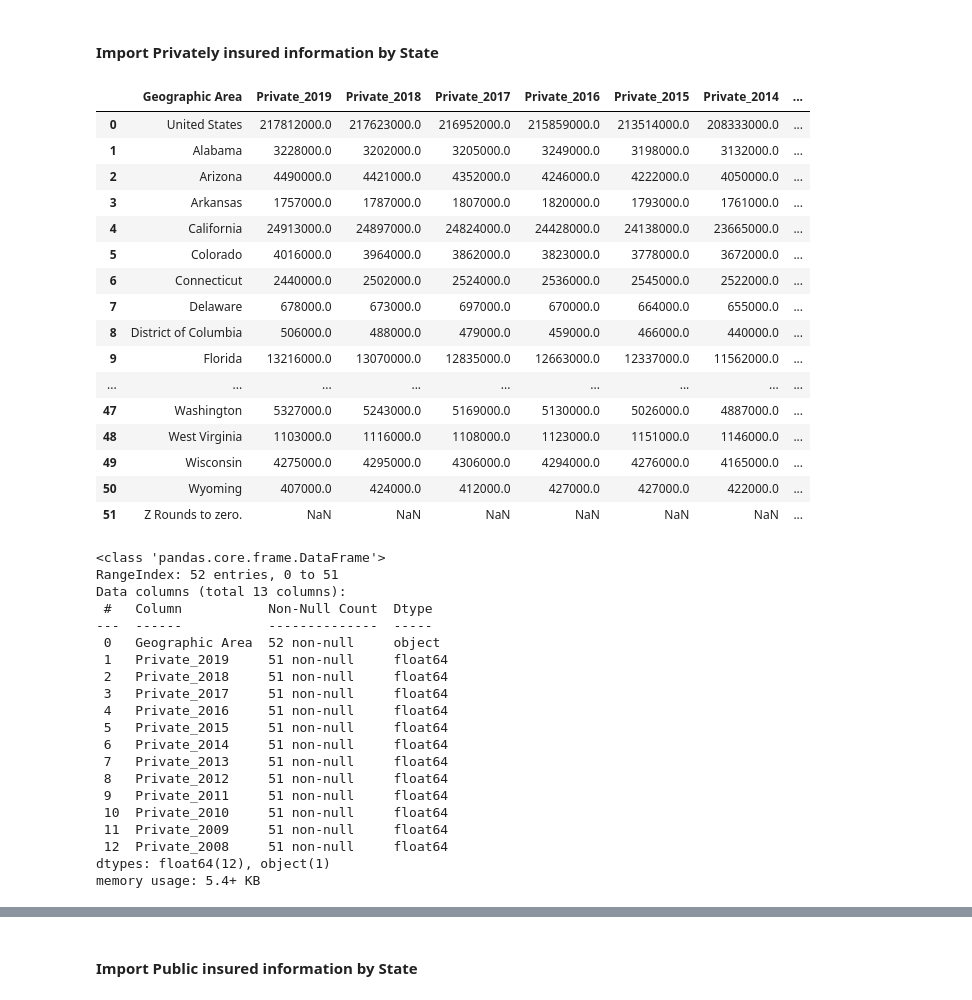
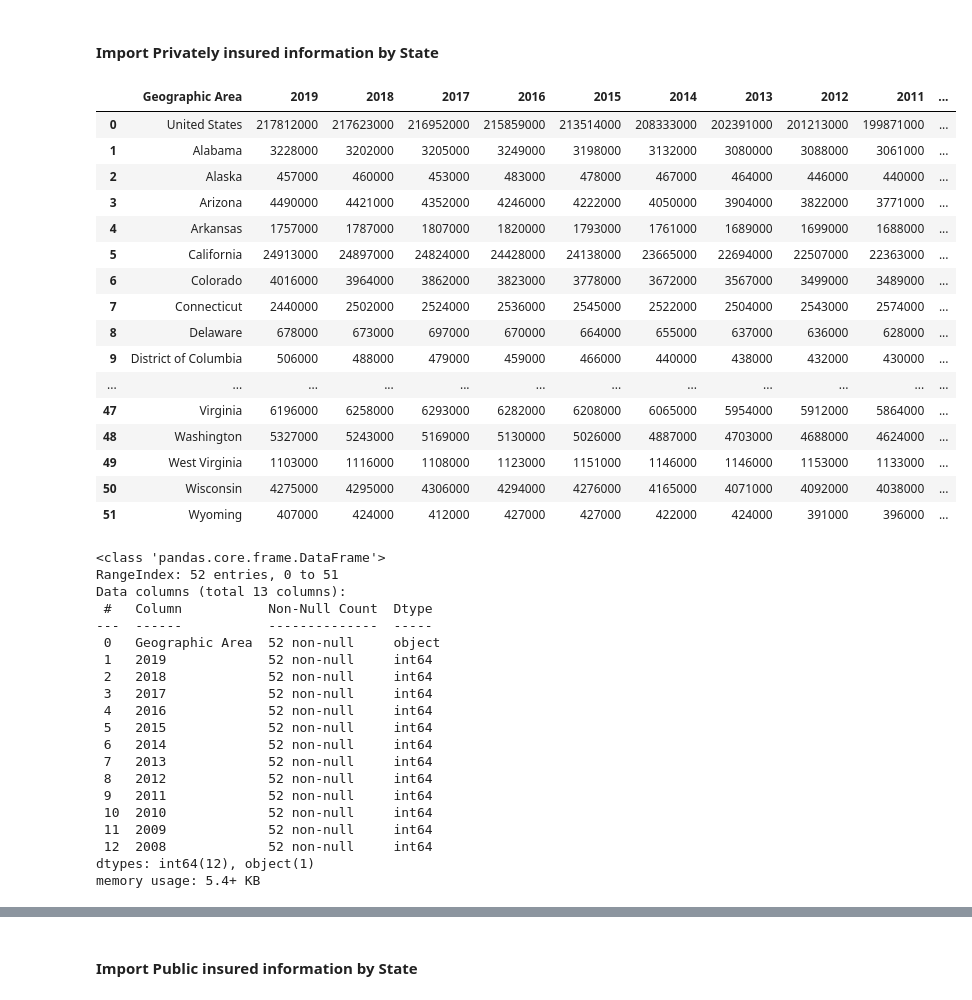
Before and after one commit to dpatelaqua/silver-health, a Jupyter notebook: notebook/capstone_step1.ipynb, the cells around one changed output, grey strips where cells are left out. Drawn from its saved outputs; the diff is of its cells as text; code cells hidden in the pictures.

```diff
--- a/notebook/capstone_step1.ipynb
+++ b/notebook/capstone_step1.ipynb
@@ -347,28 +406,28 @@ memory usage: 5.4+ KB
 # %% [markdown]
 #### Import Privately insured information by State
 # %%
-private_ins_df1 = pd.read_excel('..\data\Insurance\Insurance 2009 to 2019.xlsx',skiprows = 2, sheet_name = 2)
+private_ins_df1 = pd.read_excel('..\data\Insurance\Insurance 2009 to 2019.xlsx',skiprows = 1, sheet_name = 2)
 #private_ins_df1.head()
 private_ins_df1.rename(columns={'Unnamed: 0':'Geographic Area'}, inplace=True)
 private_ins_df1
 # %% [output]
-|  | Geographic Area | Private_2019 | Private_2018 | Private_2017 | Private_2016 | Private_2015 | Private_2014 | ... |
-| 0 | United States | 217812000.0 | 217623000.0 | 216952000.0 | 215859000.0 | 213514000.0 | 208333000.0 | ... |
-| 1 | Alabama | 3228000.0 | 3202000.0 | 3205000.0 | 3249000.0 | 3198000.0 | 3132000.0 | ... |
-| 2 | Arizona | 4490000.0 | 4421000.0 | 4352000.0 | 4246000.0 | 4222000.0 | 4050000.0 | ... |
-| 3 | Arkansas | 1757000.0 | 1787000.0 | 1807000.0 | 1820000.0 | 1793000.0 | 1761000.0 | ... |
-| 4 | California | 24913000.0 | 24897000.0 | 24824000.0 | 24428000.0 | 24138000.0 | 23665000.0 | ... |
-| 5 | Colorado | 4016000.0 | 3964000.0 | 3862000.0 | 3823000.0 | 3778000.0 | 3672000.0 | ... |
-| 6 | Connecticut | 2440000.0 | 2502000.0 | 2524000.0 | 2536000.0 | 2545000.0 | 2522000.0 | ... |
-| 7 | Delaware | 678000.0 | 673000.0 | 697000.0 | 670000.0 | 664000.0 | 655000.0 | ... |
-| 8 | District of Columbia | 506000.0 | 488000.0 | 479000.0 | 459000.0 | 466000.0 | 440000.0 | ... |
-| 9 | Florida | 13216000.0 | 13070000.0 | 12835000.0 | 12663000.0 | 12337000.0 | 11562000.0 | ... |
-| ... | ... | ... | ... | ... | ... | ... | ... | ... |
-| 47 | Washington | 5327000.0 | 5243000.0 | 5169000.0 | 5130000.0 | 5026000.0 | 4887000.0 | ... |
-| 48 | West Virginia | 1103000.0 | 1116000.0 | 1108000.0 | 1123000.0 | 1151000.0 | 1146000.0 | ... |
-| 49 | Wisconsin | 4275000.0 | 4295000.0 | 4306000.0 | 4294000.0 | 4276000.0 | 4165000.0 | ... |
-| 50 | Wyoming | 407000.0 | 424000.0 | 412000.0 | 427000.0 | 427000.0 | 422000.0 | ... |
-| 51 | Z Rounds to zero. | NaN | NaN | NaN | NaN | NaN | NaN | ... |
+|  | Geographic Area | 2019 | 2018 | 2017 | 2016 | 2015 | 2014 | 2013 | 2012 | 2011 | ... |
+| 0 | United States | 217812000 | 217623000 | 216952000 | 215859000 | 213514000 | 208333000 | 202391000 | 201213000 | 199871000 | ... |
+| 1 | Alabama | 3228000 | 3202000 | 3205000 | 3249000 | 3198000 | 3132000 | 3080000 | 3088000 | 3061000 | ... |
+| 2 | Alaska | 457000 | 460000 | 453000 | 483000 | 478000 | 467000 | 464000 | 446000 | 440000 | ... |
+| 3 | Arizona | 4490000 | 4421000 | 4352000 | 4246000 | 4222000 | 4050000 | 3904000 | 3822000 | 3771000 | ... |
+| 4 | Arkansas | 1757000 | 1787000 | 1807000 | 1820000 | 1793000 | 1761000 | 1689000 | 1699000 | 1688000 | ... |
+| 5 | California | 24913000 | 24897000 | 24824000 | 24428000 | 24138000 | 23665000 | 22694000 | 22507000 | 22363000 | ... |
+| 6 | Colorado | 4016000 | 3964000 | 3862000 | 3823000 | 3778000 | 3672000 | 3567000 | 3499000 | 3489000 | ... |
+| 7 | Connecticut | 2440000 | 2502000 | 2524000 | 2536000 | 2545000 | 2522000 | 2504000 | 2543000 | 2574000 | ... |
+| 8 | Delaware | 678000 | 673000 | 697000 | 670000 | 664000 | 655000 | 637000 | 636000 | 628000 | ... |
+| 9 | District of Columbia | 506000 | 488000 | 479000 | 459000 | 466000 | 440000 | 438000 | 432000 | 430000 | ... |
+| ... | ... | ... | ... | ... | ... | ... | ... | ... | ... | ... | ... |
+| 47 | Virginia | 6196000 | 6258000 | 6293000 | 6282000 | 6208000 | 6065000 | 5954000 | 5912000 | 5864000 | ... |
+| 48 | Washington | 5327000 | 5243000 | 5169000 | 5130000 | 5026000 | 4887000 | 4703000 | 4688000 | 4624000 | ... |
+| 49 | West Virginia | 1103000 | 1116000 | 1108000 | 1123000 | 1151000 | 1146000 | 1146000 | 1153000 | 1133000 | ... |
+| 50 | Wisconsin | 4275000 | 4295000 | 4306000 | 4294000 | 4276000 | 4165000 | 4071000 | 4092000 | 4038000 | ... |
+| 51 | Wyoming | 407000 | 424000 | 412000 | 427000 | 427000 | 422000 | 424000 | 391000 | 396000 | ... |
 # %%
 private_ins_df1.info()
 # %% [output]
@@ -378,17 +437,17 @@ Data columns (total 13 columns):
  #   Column           Non-Null Count  Dtype
 ---  ------           --------------  -----
  0   Geographic Area  52 non-null     object
- 1   Private_2019     51 non-null     float64
- 2   Private_2018     51 non-null     float64
- 3   Private_2017     51 non-null     float64
- 4   Private_2016     51 non-null     float64
- 5   Private_2015     51 non-null     float64
- 6   Private_2014     51 non-null     float64
- 7   Private_2013     51 non-null     float64
- 8   Private_2012     51 non-null     float64
- 9   Private_2011     51 non-null     float64
- 10  Private_2010     51 non-null     float64
- 11  Private_2009     51 non-null     float64
- 12  Private_2008     51 non-null     float64
-dtypes: float64(12), object(1)
+ 1   2019             52 non-null     int64
+ 2   2018             52 non-null     int64
+ 3   2017             52 non-null     int64
+ 4   2016             52 non-null     int64
+ 5   2015             52 non-null     int64
+ 6   2014             52 non-null     int64
+ 7   2013             52 non-null     int64
+ 8   2012             52 non-null     int64
+ 9   2011             52 non-null     int64
+ 10  2010             52 non-null     int64
+ 11  2009             52 non-null     int64
+ 12  2008             52 non-null     int64
+dtypes: int64(12), object(1)
 memory usage: 5.4+ KB
```
Also changed, not shown: parts of 33 cells of this notebook, 7 other files.
